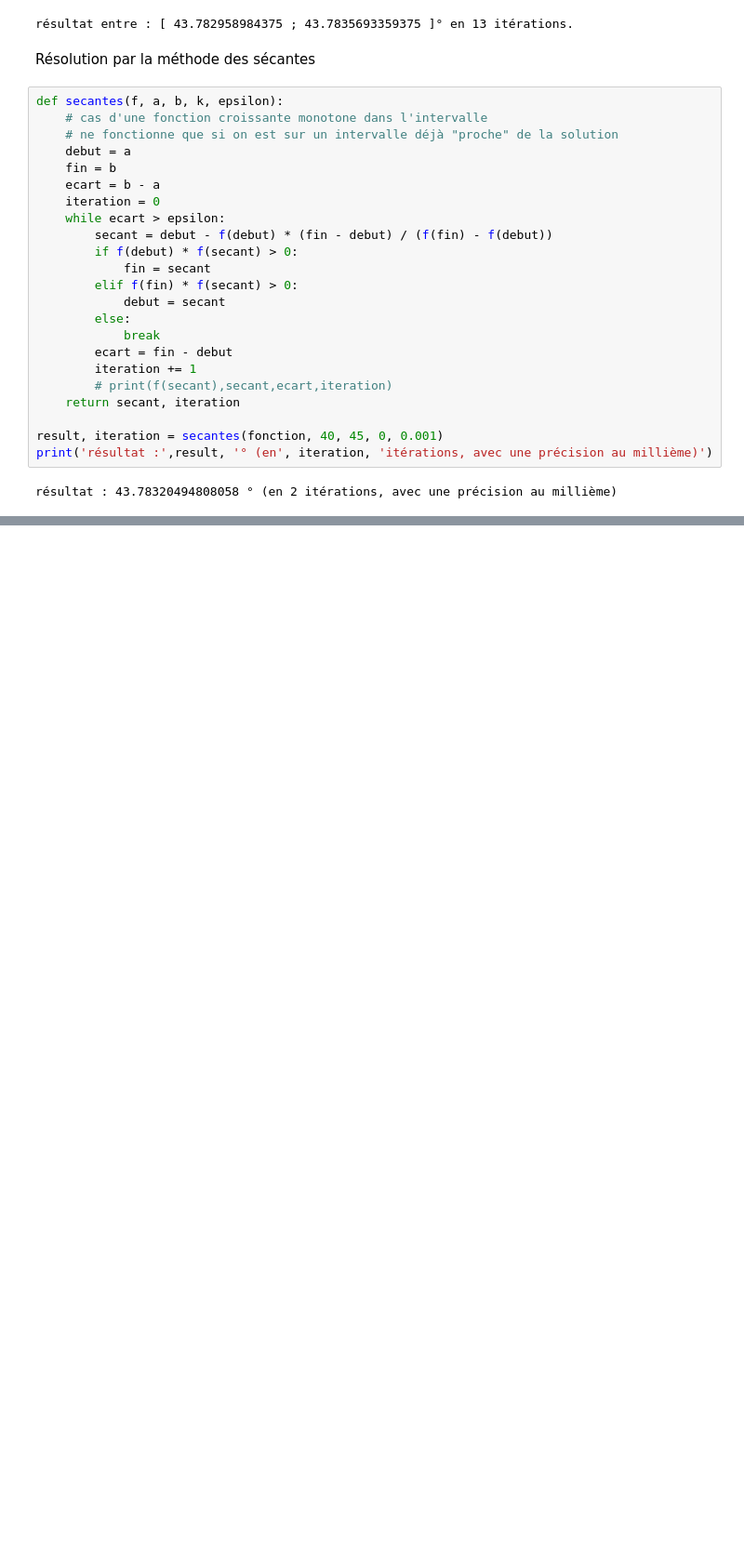
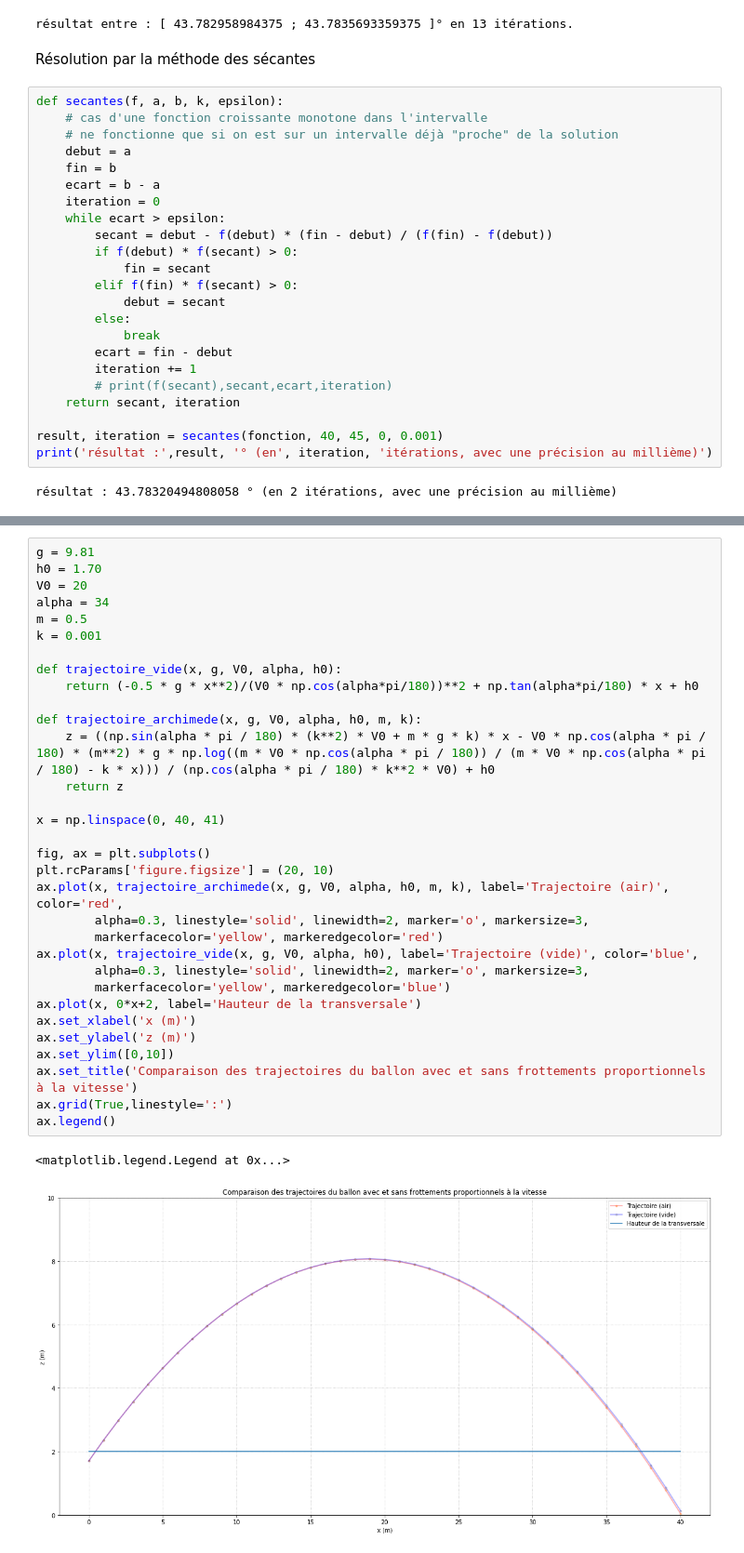
Before and after one commit to hern42/balistics, a Jupyter notebook: JupyterNotebook-Balistique/STI2D balistics.ipynb, the cells around one changed output, grey strips where cells are left out. Shown at 93% size. Cells and saved outputs as stored; diff of their text form; blank space fills up the shorter version.

```diff
--- a/JupyterNotebook-Balistique/STI2D balistics.ipynb
+++ b/JupyterNotebook-Balistique/STI2D balistics.ipynb
@@ -228,0 +243,35 @@ résultat : 43.78320494808058 ° (en 2 itérations, avec une précision au milli
+# %%
+g = 9.81
+h0 = 1.70
+V0 = 20
+alpha = 34
+m = 0.5
+k = 0.001
+
+def trajectoire_vide(x, g, V0, alpha, h0):
+    return (-0.5 * g * x**2)/(V0 * np.cos(alpha*pi/180))**2 + np.tan(alpha*pi/180) * x + h0
+
+def trajectoire_archimede(x, g, V0, alpha, h0, m, k):
+    z = ((np.sin(alpha * pi / 180) * (k**2) * V0 + m * g * k) * x - V0 * np.cos(alpha * pi / 180) * (m**2) * g * np.log((m * V0 * np.cos(alpha * pi / 180)) / (m * V0 * np.cos(alpha * pi / 180) - k * x))) / (np.cos(alpha * pi / 180) * k**2 * V0) + h0
+    return z
+
+x = np.linspace(0, 40, 41)
+
+fig, ax = plt.subplots()
+plt.rcParams['figure.figsize'] = (20, 10)
+ax.plot(x, trajectoire_archimede(x, g, V0, alpha, h0, m, k), label='Trajectoire (air)', color='red',
+        alpha=0.3, linestyle='solid', linewidth=2, marker='o', markersize=3,
+        markerfacecolor='yellow', markeredgecolor='red')
+ax.plot(x, trajectoire_vide(x, g, V0, alpha, h0), label='Trajectoire (vide)', color='blue',
+        alpha=0.3, linestyle='solid', linewidth=2, marker='o', markersize=3,
+        markerfacecolor='yellow', markeredgecolor='blue')
+ax.plot(x, 0*x+2, label='Hauteur de la transversale')
+ax.set_xlabel('x (m)')
+ax.set_ylabel('z (m)')
+ax.set_ylim([0,10])
+ax.set_title('Comparaison des trajectoires du ballon avec et sans frottements proportionnels à la vitesse')
+ax.grid(True,linestyle=':')
+ax.legend()
+# %% [output]
+<matplotlib.legend.Legend at 0x...>
+[figure, added]
```
Also changed, not shown: parts of 3 cells of this notebook.
